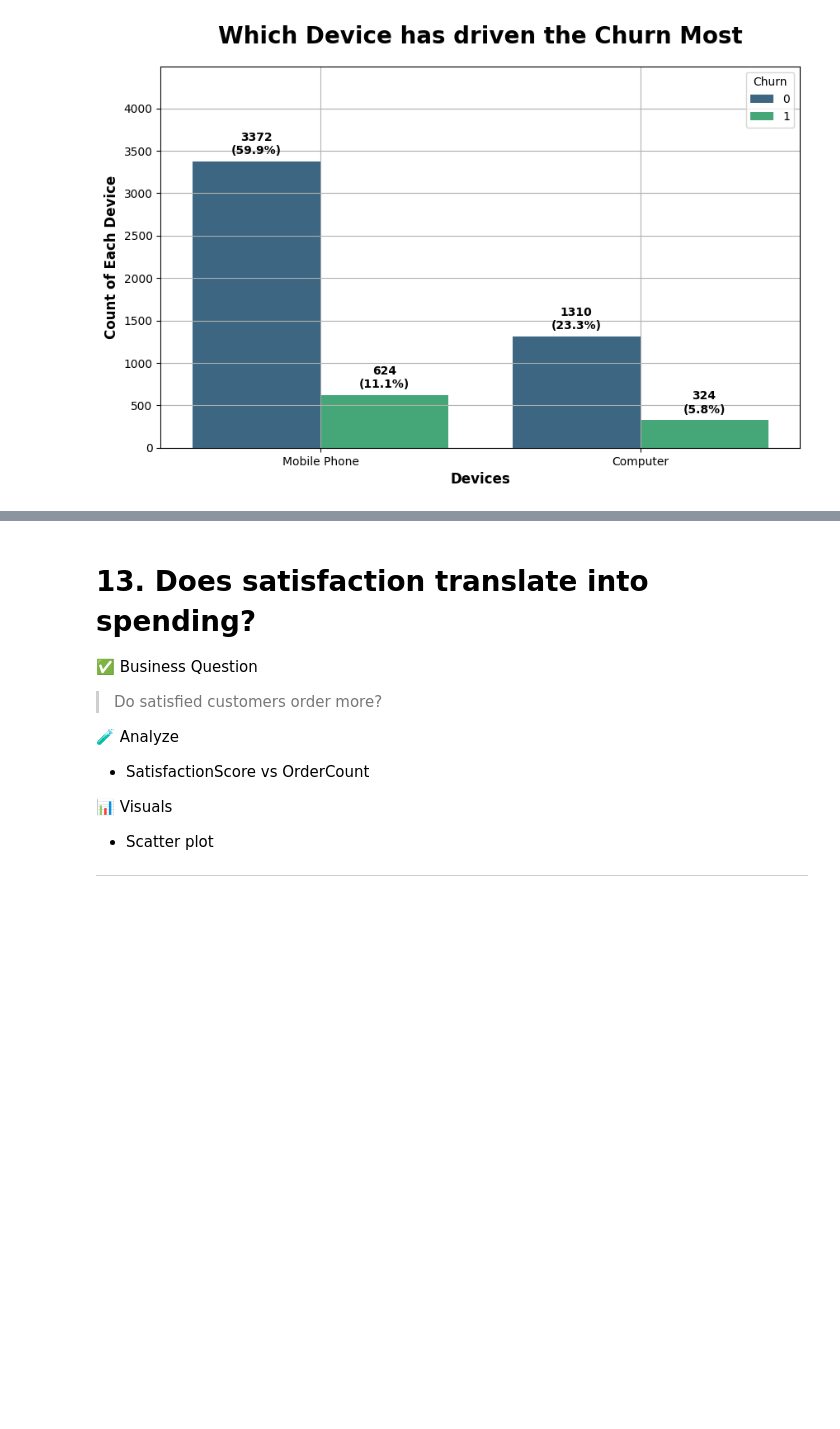
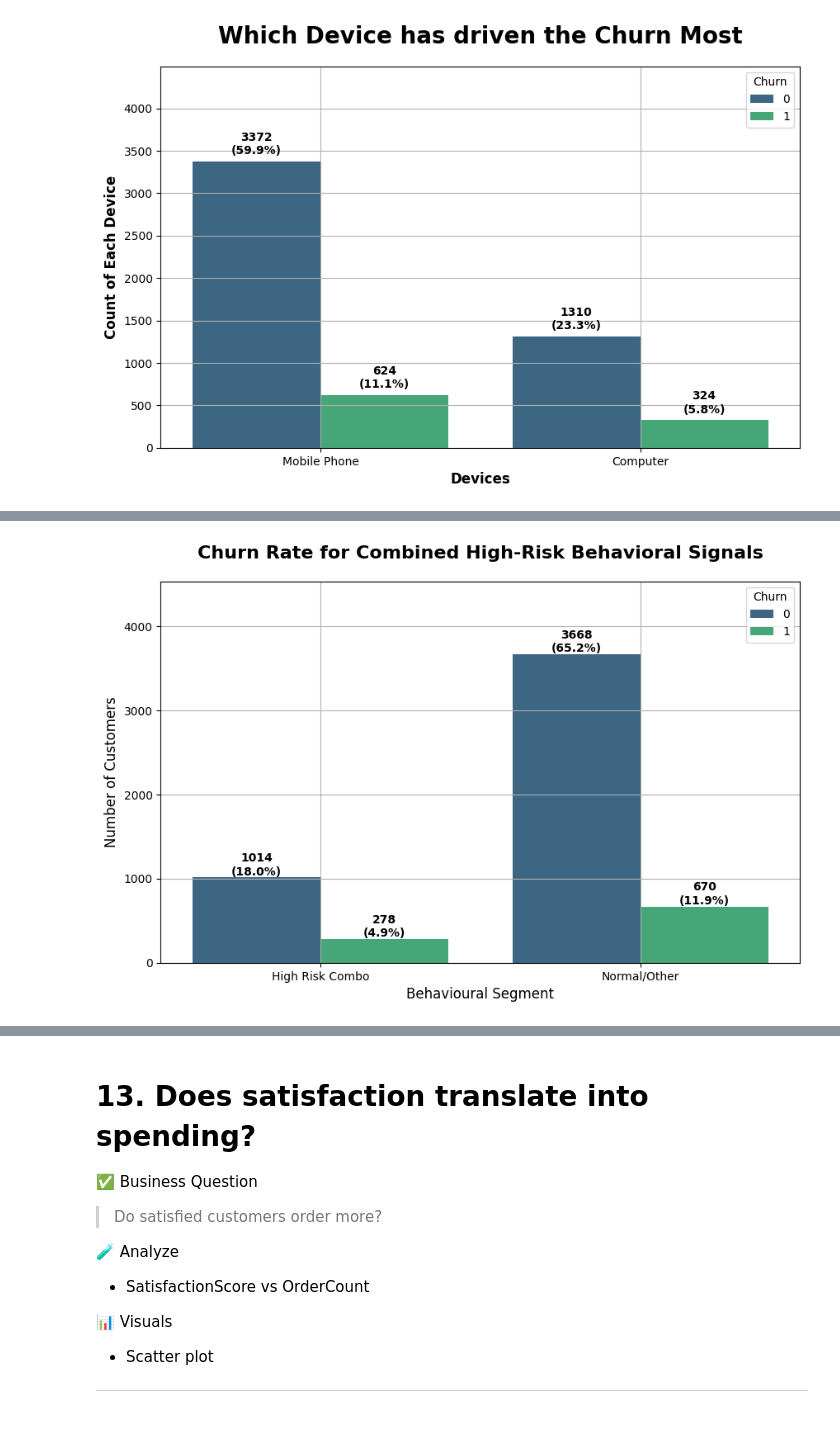
Before and after one commit to shivamtyagi577/E-commerce-Customer-End-to-End-Churn, a Jupyter notebook: Customer_Churn_Analysis_E_Commerce.ipynb, the cells around one changed output, grey strips where cells are left out. Cells and saved outputs as stored; diff of their text form; code cells hidden in the pictures; blank space fills up the shorter version.

```diff
--- a/Customer_Churn_Analysis_E_Commerce.ipynb
+++ b/Customer_Churn_Analysis_E_Commerce.ipynb
@@ -1530,0 +1592,43 @@ Churn is driven by a combination of signals rather than a single factor, making
+# %%
+#1. Define thresholds based on the data set distribution
+low_tenure_threshold = df['Tenure'].median()
+low_satisfaction_threshold = df['SatisfactionScore'].median()
+high_inactivity_threshold = df['HourSpendOnApp'].median()
+
+#2. Create a Flag for High-Risk Behaviour Combination
+df['High_Risk_Pattern'] = (
+    (df['Tenure'] <= low_tenure_threshold) &
+    (df['SatisfactionScore'] <= low_satisfaction_threshold) &
+    (df['HourSpendOnApp'] <= high_inactivity_threshold)
+).map({True: 'High Risk Combo', False : 'Normal/Other'})
+
+#3. PLot the result
+plt.figure(figsize=(10,6))
+
+ax=sns.countplot(data=df, x='High_Risk_Pattern', hue='Churn', palette='viridis')
+
+for p in ax.patches:
+  height = p.get_height()
+
+  if height > 0:
+    x = p.get_x() + p.get_width() / 2
+
+    pattern_label = 'High Risk Combo' if x < 0.05 else 'Normal/Other'
+    total_pattern = len(df[df['High_Risk_Pattern'] == pattern_label])
+
+    percentage = f'{100 * height/total:.1f}%'
+    ax.annotate(f'{int(height)}\n({percentage})',
+                (x,height),
+                ha='center',
+                va='bottom',
+                fontsize=10,
+                fontweight='bold')
+
+plt.title('Churn Rate for Combined High-Risk Behavioral Signals', fontsize=16, fontweight='bold', pad=20)
+plt.xlabel('Behavioural Segment', fontsize=12)
+plt.ylabel('Number of Customers', fontsize=12)
+plt.ylim(0, df['High_Risk_Pattern'].value_counts().max() + 200) # Dynamic limit headroom
+plt.grid()
+plt.show()
+# %% [output]
+[figure, added]
```
Also changed, not shown: parts of 13 cells of this notebook.
